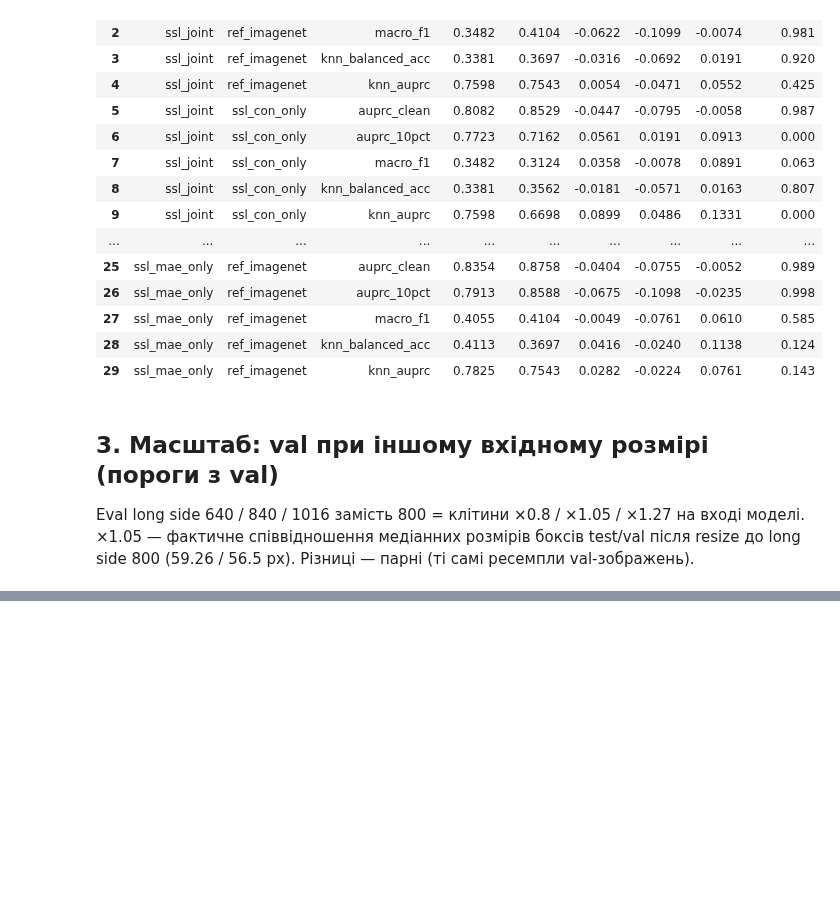
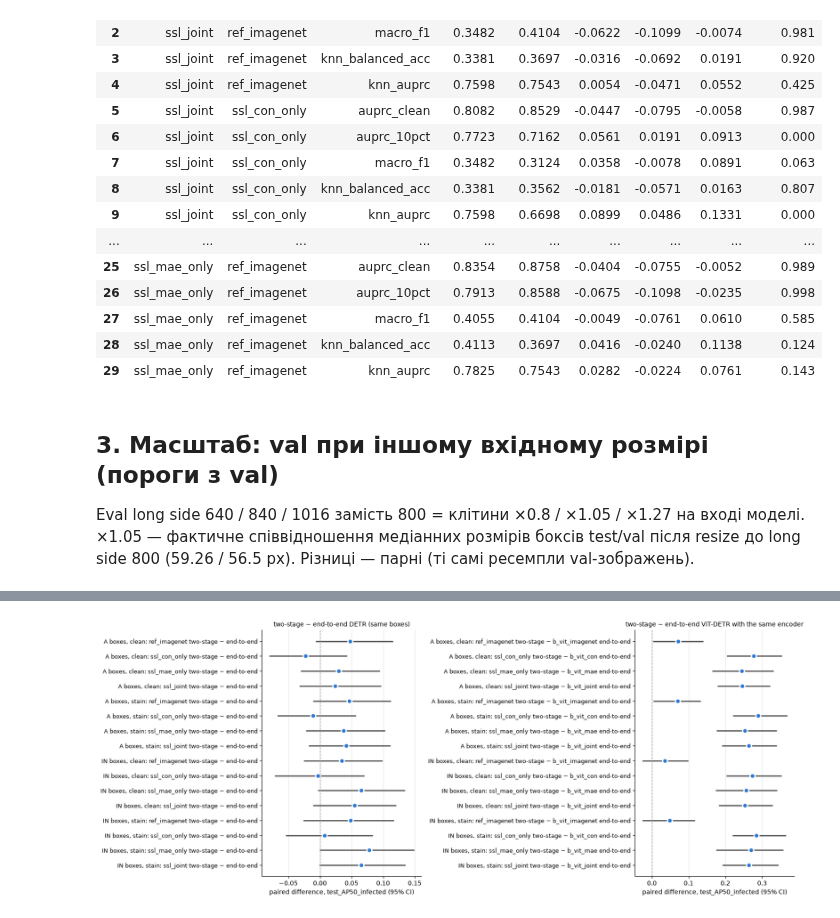
Before and after one commit to Daito6/malaria-ssl-detr, a Jupyter notebook: notebooks/04_detr_ssl.ipynb, the cells around one changed output, grey strips where cells are left out. Saved outputs shown, nothing was run; the diff lists cells and outputs as text; code cells hidden in the pictures; blank space fills up the shorter version.

```diff
--- a/notebooks/04_detr_ssl.ipynb
+++ b/notebooks/04_detr_ssl.ipynb
@@ -245,0 +250,8 @@ pd.DataFrame({'run': sc['run'], 'factor': sc['factor'],
+# %%
+ts = pd.read_csv(T / 'phase4_two_stage.csv')
+tsd = pd.read_csv(T / 'phase4_two_stage_diff.csv')
+def row_fmt(r, m):
+    return f"{r[m]:.3f} [{r[m + '_lo']:.3f}, {r[m + '_hi']:.3f}]"
+view = ts.assign(**{m: [row_fmt(r, m) for _, r in ts.iterrows()] for m in ('AP50', 'precision', 'recall', 'f1')})
+view.pivot_table(index=['run', 'encoder', 'training', 'variant'], columns='split',
+                 values=['AP50', 'recall', 'f1'], aggfunc='first', dropna=False)
@@ -245,0 +278,16 @@ pd.DataFrame({'run': sc['run'], 'factor': sc['factor'],
+# %%
+def forest(d, title, ax):
+    d = d.assign(a=d['run'].str.replace('a_coco_detr_binary', 'A').str.replace('b_vit_imagenet', 'IN') + ' boxes, '
+                 + d['training'] + ': ' + d['comparison'].str.split(' - ').str[0],
+                 b=d['comparison'].str.split(' - ').str[1])
+    plot_paired_diffs(d, 'test_AP50_infected', ax)
+    ax.set_title(title, fontsize=10)
+
+same_boxes = tsd[tsd['comparison'].str.endswith('two-stage - end-to-end')]
+same_enc = tsd[tsd['comparison'].str.contains(r'- b_vit_\w+ end-to-end')]
+fig, axes = plt.subplots(1, 2, figsize=(16, 6.5))
+forest(same_boxes, 'two-stage − end-to-end DETR (same boxes)', axes[0])
+forest(same_enc, 'two-stage − end-to-end ViT-DETR with the same encoder', axes[1])
+fig.tight_layout()
+# %% [output]
+[figure, added]
```
Also changed, not shown: parts of 7 cells of this notebook, 24 other files.
